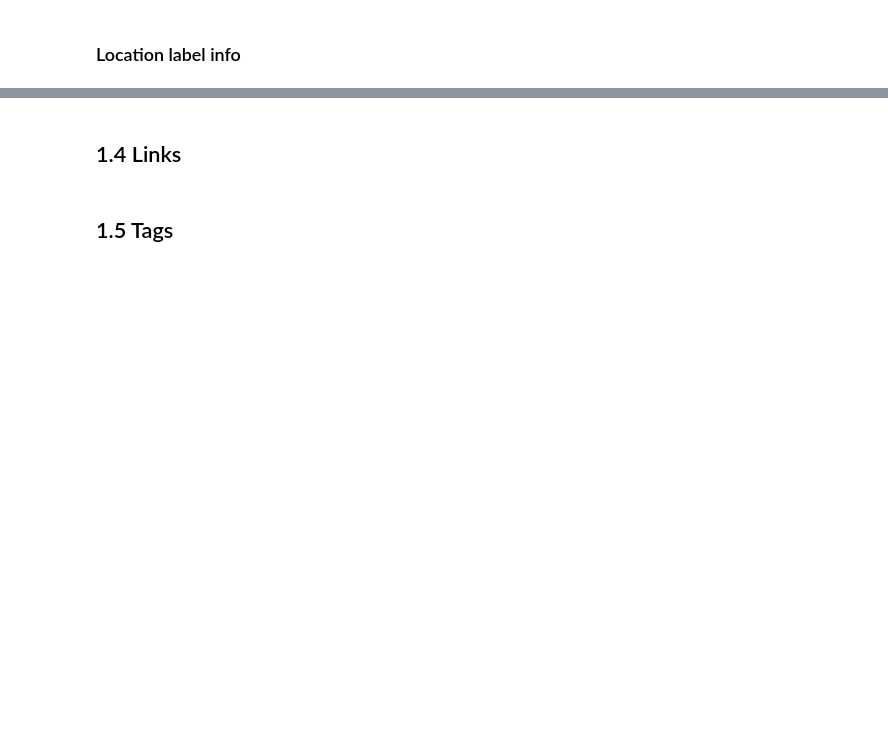
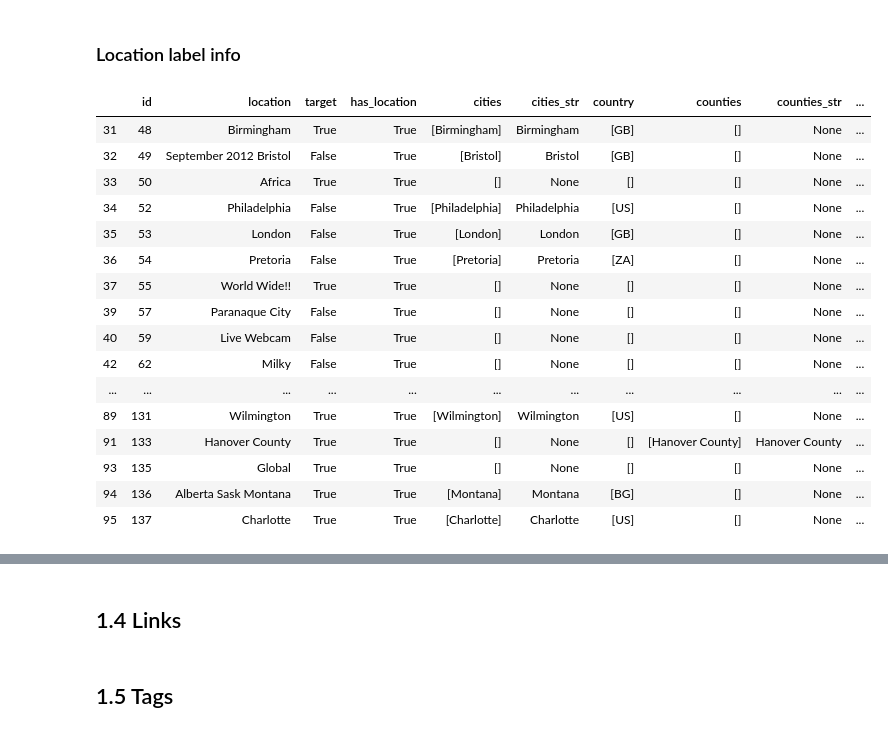
Before and after one commit to anichucai/7506-Datos-datos-tp2, a Jupyter notebook: Features.ipynb, the cells around one changed output, grey strips where cells are left out. Drawn from its saved outputs; the diff is of its cells as text; code cells hidden in the pictures; blank space fills up the shorter version.

Commit message:
agrego datos a partir de location

```diff
--- a/Features.ipynb
+++ b/Features.ipynb
@@ -259 +339,54 @@ location["country_str"] = location["country"].apply(lambda x: to_string(x,","))
+# %%
+#Creo columnas con informacion
+
+location["has_location"] = location["location"]!=""
+
+#location["cities"] = location["location"].apply(lambda x: GeoText(str(x)).cities)
+#location["cities_str"] = location["cities"].apply(lambda x: to_string(x,","))
+
+#location["country"] = location["location"].apply(lambda x: get_country(x))
+#location["country_str"] = location["country"].apply(lambda x: to_string(x,","))
+
+location["cities"] = location["location"].apply(lambda x: GeoText(str(x)).cities)
+location["cities_str"] = location["cities"].apply(lambda x: to_string(x,","))
+
+location["country"] = location["location"].apply(lambda x: get_country(x))
+
+location["counties"] = location["location"].apply(lambda x: check_if_US_county(str(x)))
+location["counties_str"] = location["counties"].apply(lambda x: to_string(x,","))
+
+location["states"] = location["location"].apply(lambda x: check_if_US_state(str(x)))
+location.loc[(location['states'].str.len() == 0), 'states'] = location.counties.apply(lambda x: get_US_state(x))
+
+location["country_str"] = location["country"].apply(lambda x: to_string(x,","))
+location["states_str"] = location["states"].apply(lambda x: to_string(x,","))
+location.loc[~pd.isnull(location['counties_str']), 'country_str'] = 'US'
+location.loc[~pd.isnull(location['states_str']), 'country_str'] = 'US'
+
+location["continent"] = location["location"].apply(lambda x: check_if_continent(str(x)))
+location.loc[location['continent'].str.len() == 0, 'continent'] = location.country_str.apply(lambda x: get_continent(x))
+
+location["continent_str"] = location["continent"].apply(lambda x: to_string(x,","))
+
+location["has_country"] = np.where(pd.isnull(location['country_str']), False, True)
+
+location[location['has_location']==True].head(50)
+# %% [output]
+|  | id | location | target | has_location | cities | cities_str | country | counties | counties_str | ... |
+| 31 | 48 | Birmingham | True | True | [Birmingham] | Birmingham | [GB] | [] | None | ... |
+| 32 | 49 | September 2012 Bristol | False | True | [Bristol] | Bristol | [GB] | [] | None | ... |
+| 33 | 50 | Africa | True | True | [] | None | [] | [] | None | ... |
+| 34 | 52 | Philadelphia | False | True | [Philadelphia] | Philadelphia | [US] | [] | None | ... |
+| 35 | 53 | London | False | True | [London] | London | [GB] | [] | None | ... |
+| 36 | 54 | Pretoria | False | True | [Pretoria] | Pretoria | [ZA] | [] | None | ... |
+| 37 | 55 | World Wide!! | True | True | [] | None | [] | [] | None | ... |
+| 39 | 57 | Paranaque City | False | True | [] | None | [] | [] | None | ... |
+| 40 | 59 | Live Webcam | False | True | [] | None | [] | [] | None | ... |
+| 42 | 62 | Milky | False | True | [] | None | [] | [] | None | ... |
+| ... | ... | ... | ... | ... | ... | ... | ... | ... | ... | ... |
+| 89 | 131 | Wilmington | True | True | [Wilmington] | Wilmington | [US] | [] | None | ... |
+| 91 | 133 | Hanover County | True | True | [] | None | [] | [Hanover County] | Hanover County | ... |
+| 93 | 135 | Global | True | True | [] | None | [] | [] | None | ... |
+| 94 | 136 | Alberta Sask Montana | True | True | [Montana] | Montana | [BG] | [] | None | ... |
+| 95 | 137 | Charlotte | True | True | [Charlotte] | Charlotte | [US] | [] | None | ... |
 # %%
```
Also changed, not shown: parts of 48 cells of this notebook.
